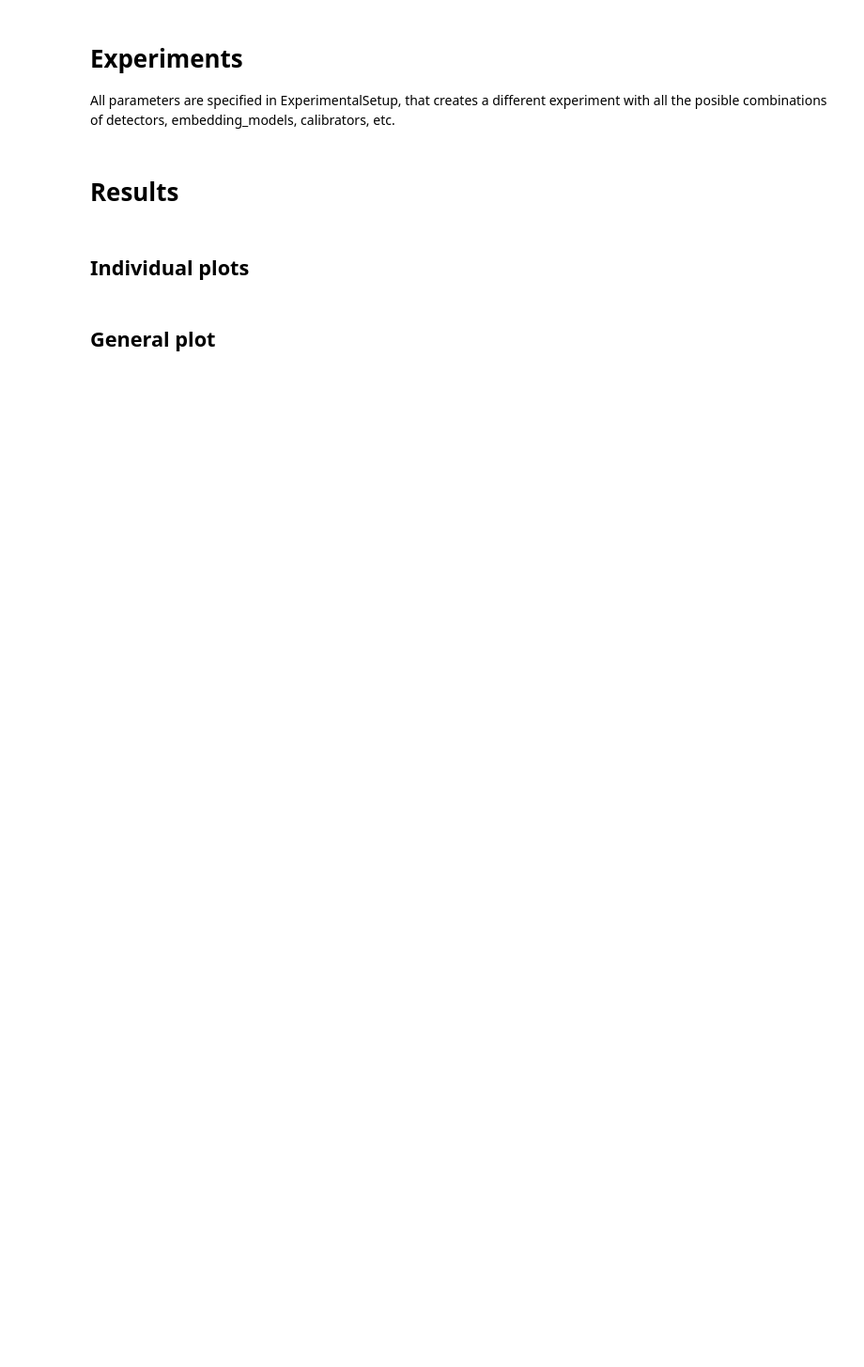
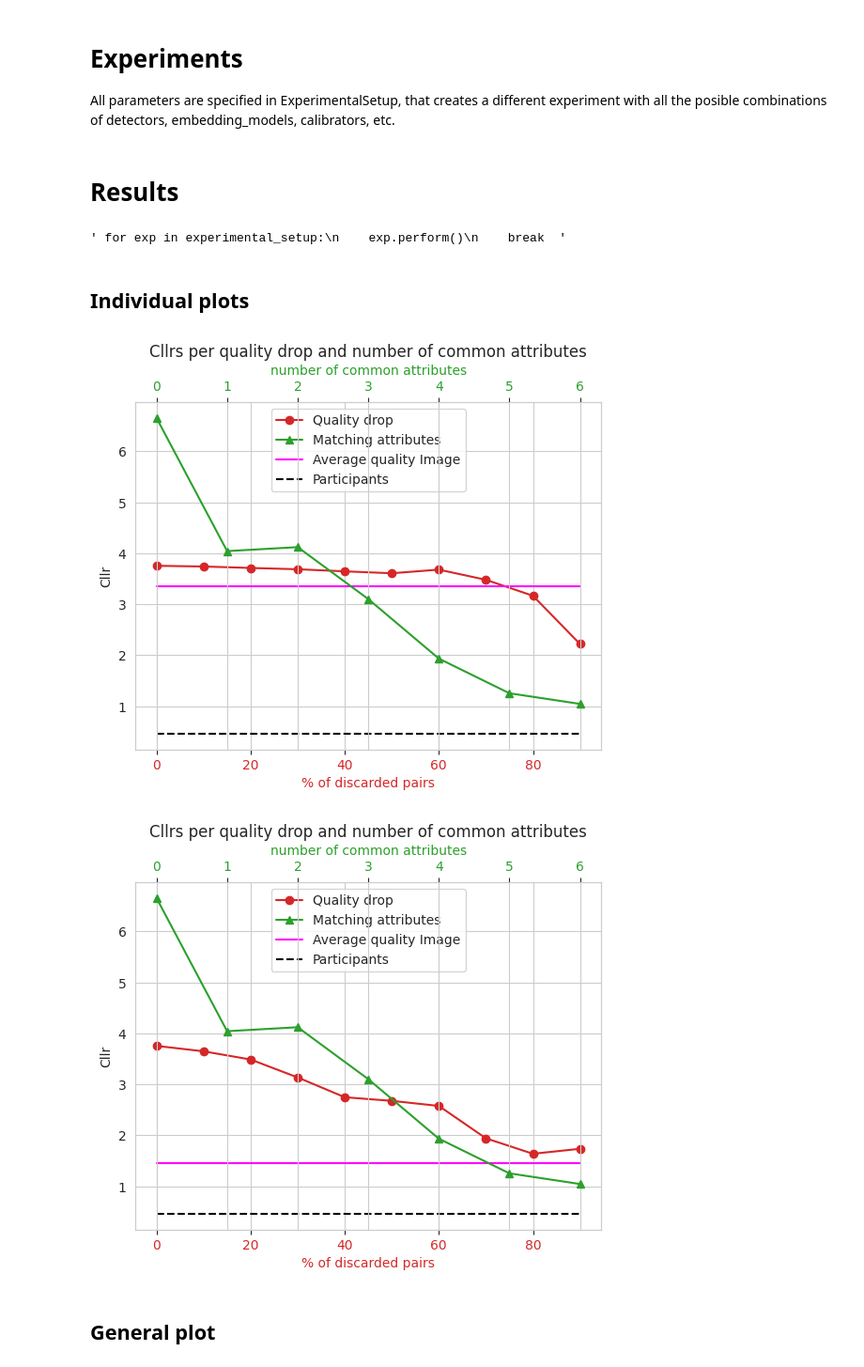
Before and after one commit to AndreaMacarulla/LR-video-face, a Jupyter notebook: main.ipynb, the cells around one changed output. Shown at 94% size. Cells and saved outputs as stored; diff of their text form; code cells hidden in the pictures; blank space fills up the shorter version.

```diff
--- a/main.ipynb
+++ b/main.ipynb
@@ -10,8 +10,7 @@ Choose the attributes to load the dataset.
 
 detectors = ['mtcnn']  # 'dlib', 'opencv',
 embedding_models = ['ArcFace']  # "Dlib", 'VGG-Face','FaceVACs', 'Facenet512'
-# TODO:add quality models to experiments
-quality_models = ['ser_fiq'] # , 'tface'
+quality_models = ['tface','ser_fiq'] # , 'tface'
 # %% [markdown]
 # Set LR parameters
 Calibration, image filters, face filters, quality filters...
@@ -99,6 +101,8 @@ experimental_setup = ExperimentalSetup(detectors,
 """ for exp in experimental_setup:
     exp.perform()
     break  """
+# %% [output]
+' for exp in experimental_setup:\n    exp.perform()\n    break  '
 # %%
 from lr_video_face.evaluators import GlobalEvaluator
 # %%
@@ -110,3 +112,8 @@ global_results = GlobalEvaluator(experimental_setup)
+# %%
+global_results.make_experiment_plots()
+# %% [output]
+[figure, added]
+[figure, added]
 # %% [markdown]
 ## General plot
 # %%
```
Also changed, not shown: parts of 3 cells of this notebook, 10 other files.
